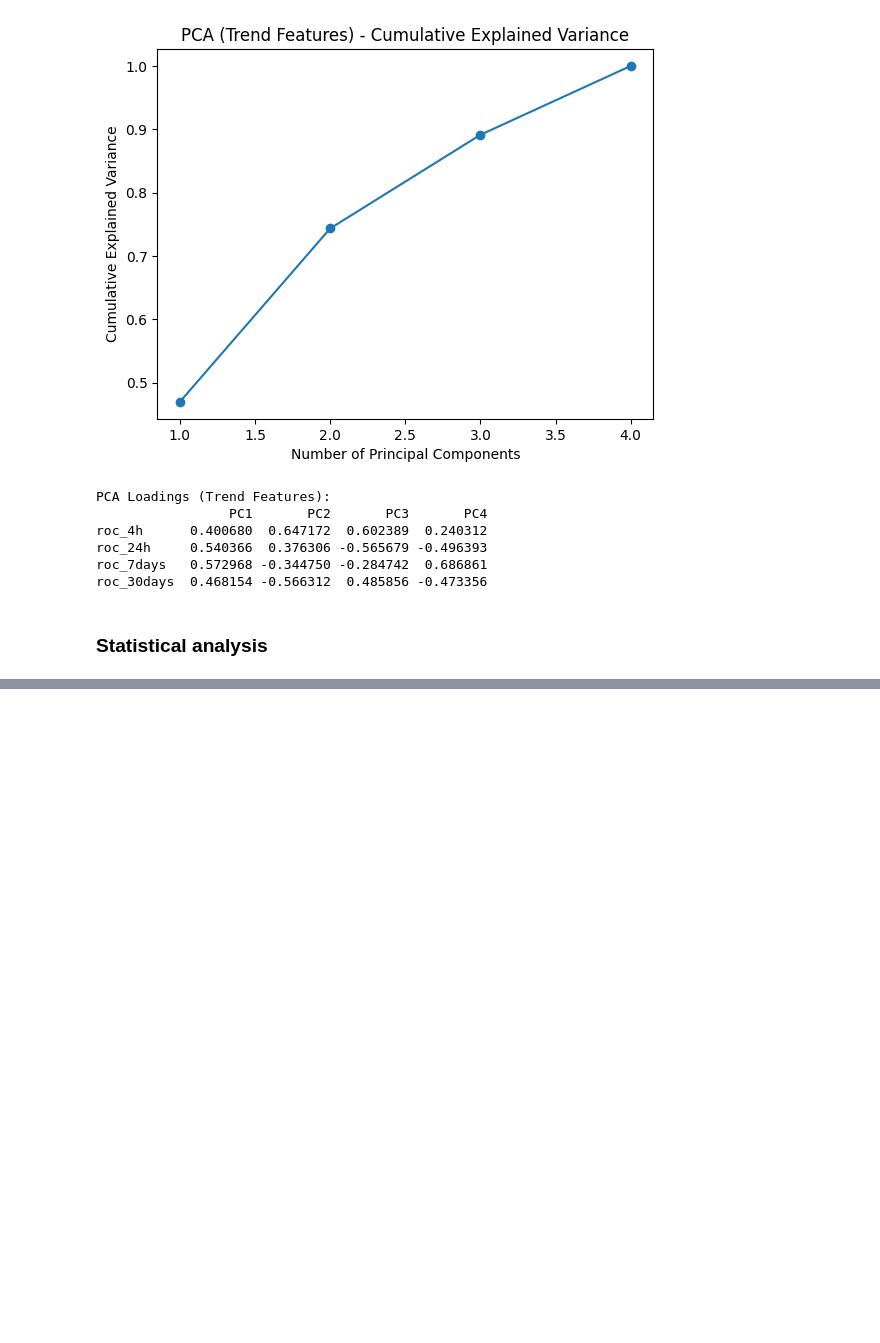
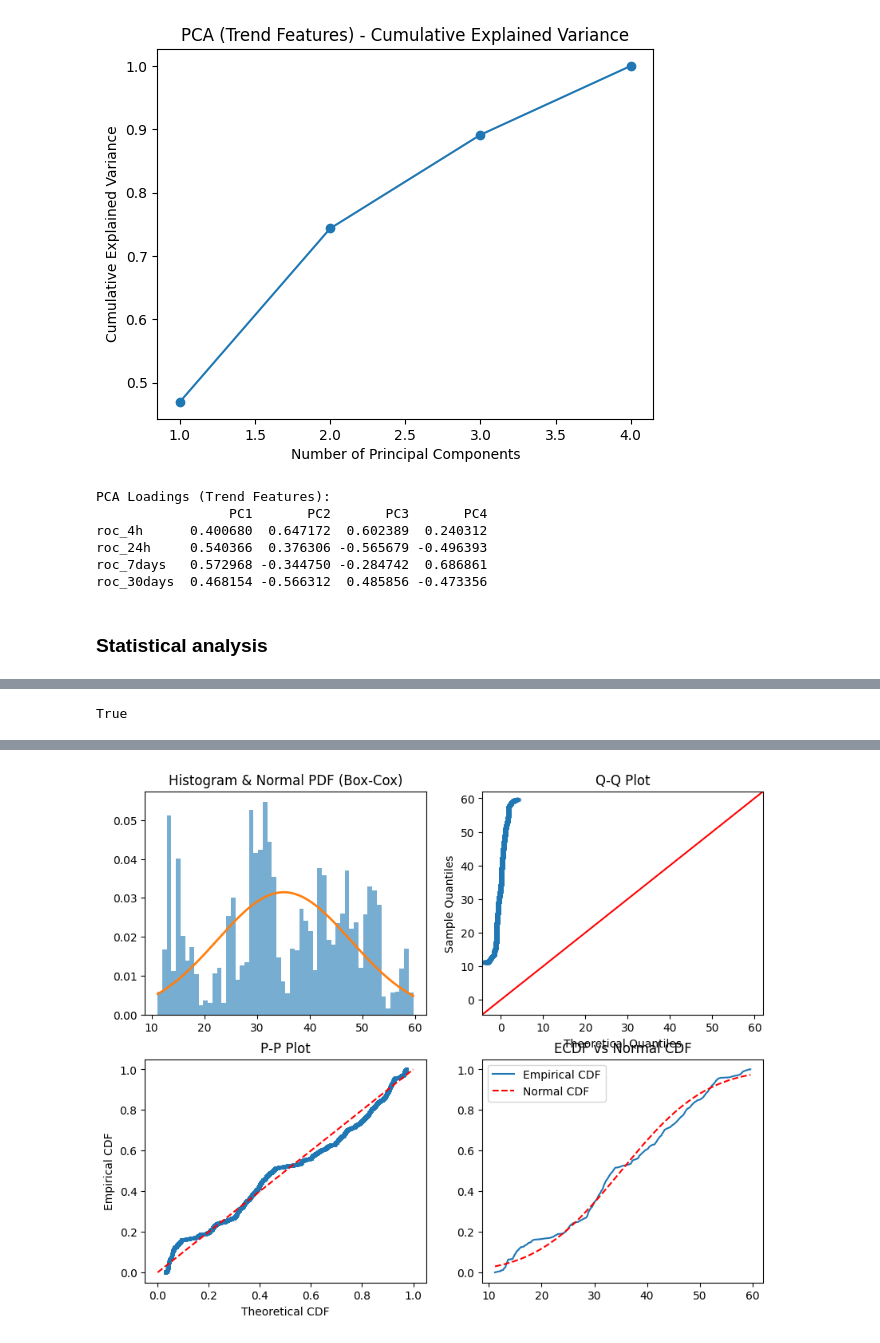
Before and after one commit to Stevenberger1/Stock-Market-Prediction, a Jupyter notebook: data/Statistical_analysis.ipynb, the cells around one changed output, grey strips where cells are left out. Saved outputs shown, nothing was run; the diff lists cells and outputs as text; code cells hidden in the pictures; blank space fills up the shorter version.

```diff
--- a/data/Statistical_analysis.ipynb
+++ b/data/Statistical_analysis.ipynb
@@ -252,0 +688,78 @@ roc_30days  0.468154 -0.566312  0.485856 -0.473356
+# %%
+# %%  ·  Box–Cox transform and inverse  ·  replace `x` with your variable name
+from scipy import stats, special   # `special.inv_boxcox` is the inverse
+
+lam = 0.233            # the λ you estimated earlier
+price_raw = x          # <— your original price vector
+
+# Forward transform
+price_bc = stats.boxcox(price_raw, lmbda=lam)   # returns *just* the transformed array
+
+# … do your modelling on `price_bc` …
+
+# Inverse transform when you need the original scale
+price_original = special.inv_boxcox(price_bc, lam)   # or stats.inv_boxcox if your SciPy version exposes it
+# %%
+np.allclose(price_raw, price_original)
+# ➜ True   (up to floating‑point error)
+# %% [output]
+True
+# %%
+# %%  ·  11 · Final normality check on Box‑Cox‑transformed data (fixed)
+import numpy as np
+import matplotlib.pyplot as plt
+from scipy import stats, special
+from statsmodels.graphics.gofplots import qqplot
+
+mu_bc, sigma_bc = price_bc.mean(), price_bc.std(ddof=1)
+sk_bc  = stats.skew(price_bc, bias=False)
+ku_bc  = stats.kurtosis(price_bc, fisher=True, bias=False)
+
+print(f"Skew  (Box‑Cox) : {sk_bc:.3f}")
+print(f"Kurt. (Box‑Cox) : {ku_bc:.3f}")
+
+d_bc, p_ks_bc = ks_lilliefors(price_bc)
+w_bc, p_sw_bc = stats.shapiro(np.random.choice(price_bc, size=min(5000, len(price_bc)), replace=False))
+k2_bc, p_k2_bc = stats.normaltest(price_bc)
+
+print("\nFormal tests on Box‑Cox data")
+print(f"  KS+Lilliefors : D = {d_bc:.4f}   p = {p_ks_bc:.4g}")
+print(f"  Shapiro‑Wilk  : W = {w_bc:.4f}   p = {p_sw_bc:.4g}")
+print(f"  D’Agostino K² : K² = {k2_bc:.1f} p = {p_k2_bc:.4g}")
+
+z = (price_bc - mu_bc) / sigma_bc
+print("\nEmpirical 68‑95‑99:")
+for k, pct in zip((1, 2, 3), (68.3, 95.4, 99.7)):
+    inside = np.mean(np.abs(z) <= k)
+    print(f"  |z| ≤ {k} : {inside:.2%}  (ideal {pct} %)")
+
+# ---------- plots ----------
+fig, axes = plt.subplots(2, 2, figsize=(10, 8))
+axes = axes.ravel()
+
+# 1 · Histogram + PDF
+axes[0].hist(price_bc, bins="auto", density=True, alpha=0.6)
+xs = np.linspace(price_bc.min(), price_bc.max(), 400)
+axes[0].plot(xs, stats.norm.pdf(xs, mu_bc, sigma_bc), lw=2)
+axes[0].set_title("Histogram & Normal PDF (Box‑Cox)")
+
+# 2 · Q‑Q plot (with 45° line)
+qqplot(price_bc, line="45", ax=axes[1], marker='.', alpha=0.5)
+axes[1].set_title("Q‑Q Plot")
+
+# 3 · P‑P plot
+sorted_x = np.sort(price_bc)
+emp_cdf  = np.linspace(1/len(price_bc), 1, len(price_bc))
+theo_cdf = stats.norm.cdf(sorted_x, mu_bc, sigma_bc)
+axes[2].scatter(theo_cdf, emp_cdf, s=6)
+axes[2].plot([0, 1], [0, 1], "r--")
+axes[2].set_xlabel("Theoretical CDF"); axes[2].set_ylabel("Empirical CDF")
+axes[2].set_title("P‑P Plot")
+
+# 4 · ECDF vs Normal CDF
+axes[3].step(sorted_x, emp_cdf, where="post", label="Empirical CDF")
+axes[3].plot(xs, stats.norm.cdf(xs, mu_bc, sigma_bc), "r--", label="Normal CDF")
+axes[3].legend(); axes[3].set_title("ECDF vs Normal CDF")
+
+plt
+# %% [output]
@@ -252,0 +779 @@ roc_30days  0.468154 -0.566312  0.485856 -0.473356
+[figure, added]
```
Also changed, not shown: parts of 24 cells of this notebook, 1 other file.
